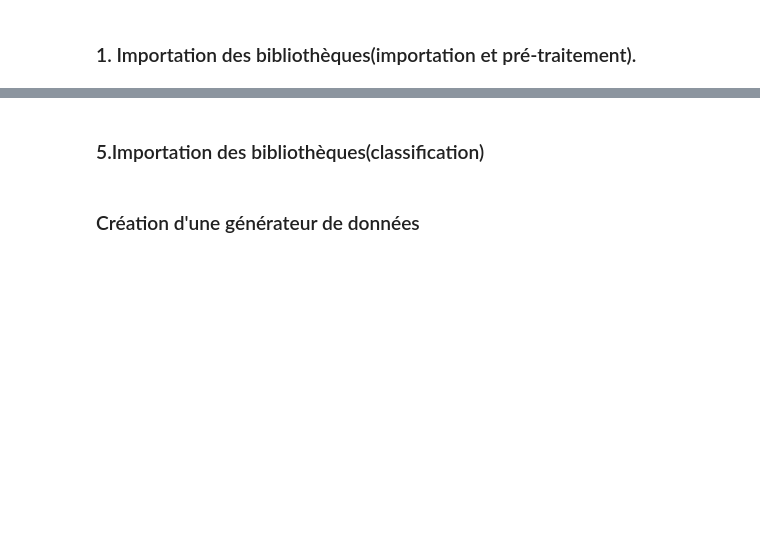
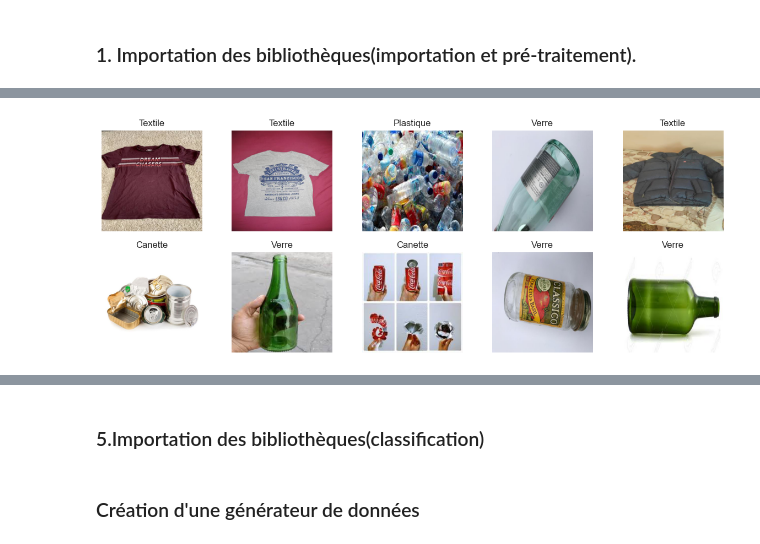
Before and after one commit to soirfaneabdallah/GestionsDechet, a Jupyter notebook: Classification_tensorflow_notebook_Sklearn.ipynb, the cells around one changed output, grey strips where cells are left out. Drawn from its saved outputs; the diff is of its cells as text; code cells hidden in the pictures; blank space fills up the shorter version.

```diff
--- a/Classification_tensorflow_notebook_Sklearn.ipynb
+++ b/Classification_tensorflow_notebook_Sklearn.ipynb
@@ -37,0 +12,2 @@ plt.hist(X_train[0][0][0],bins=5)
+# %%
+df_public = outils.Load_data.load_object("dataset2.zip")
@@ -37,0 +22,4 @@ plt.hist(X_train[0][0][0],bins=5)
+# %%
+df_public.plot()
+# %% [output]
+[figure, added]
```
Also changed, not shown: parts of 93 cells of this notebook.
